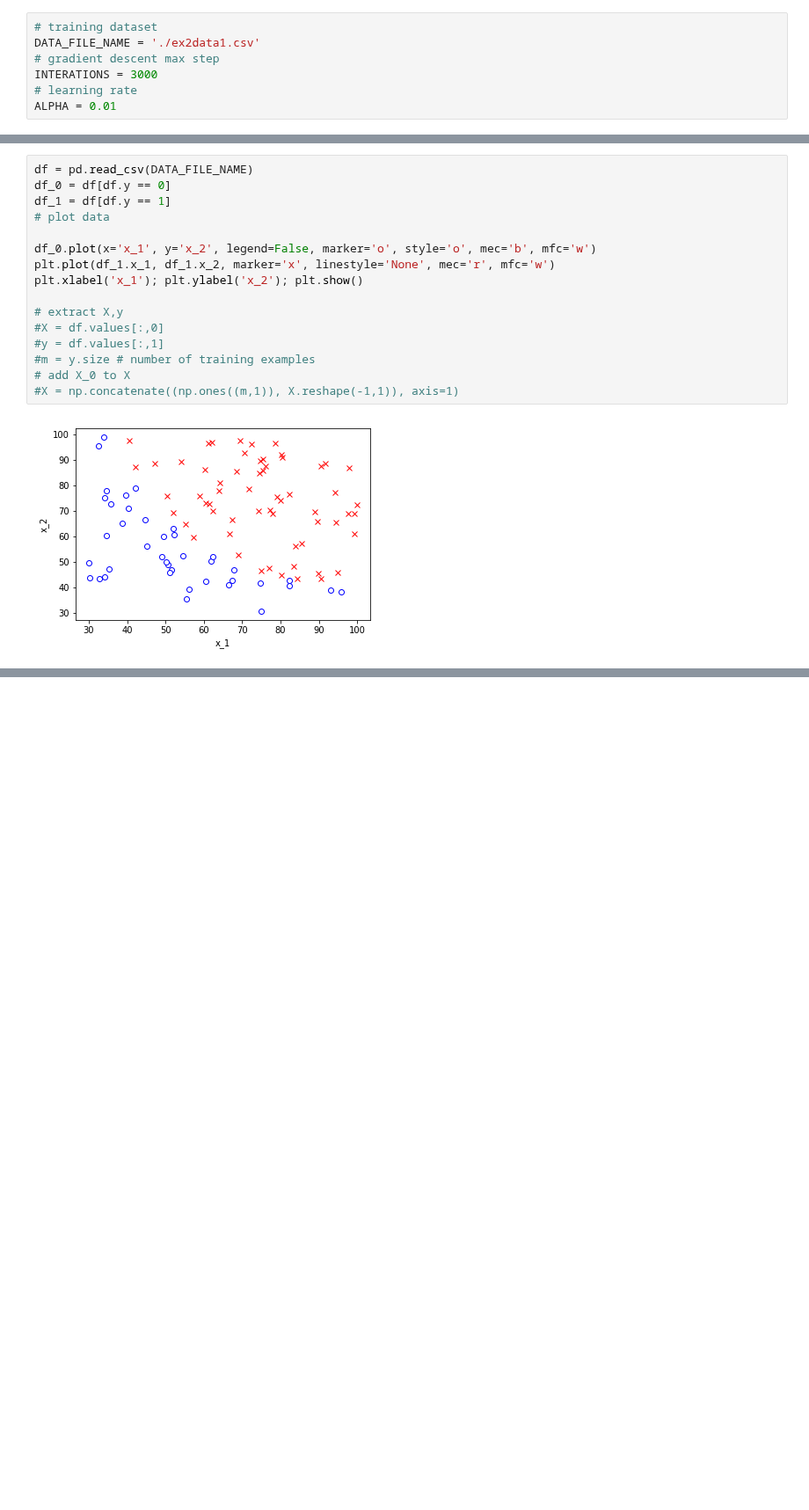
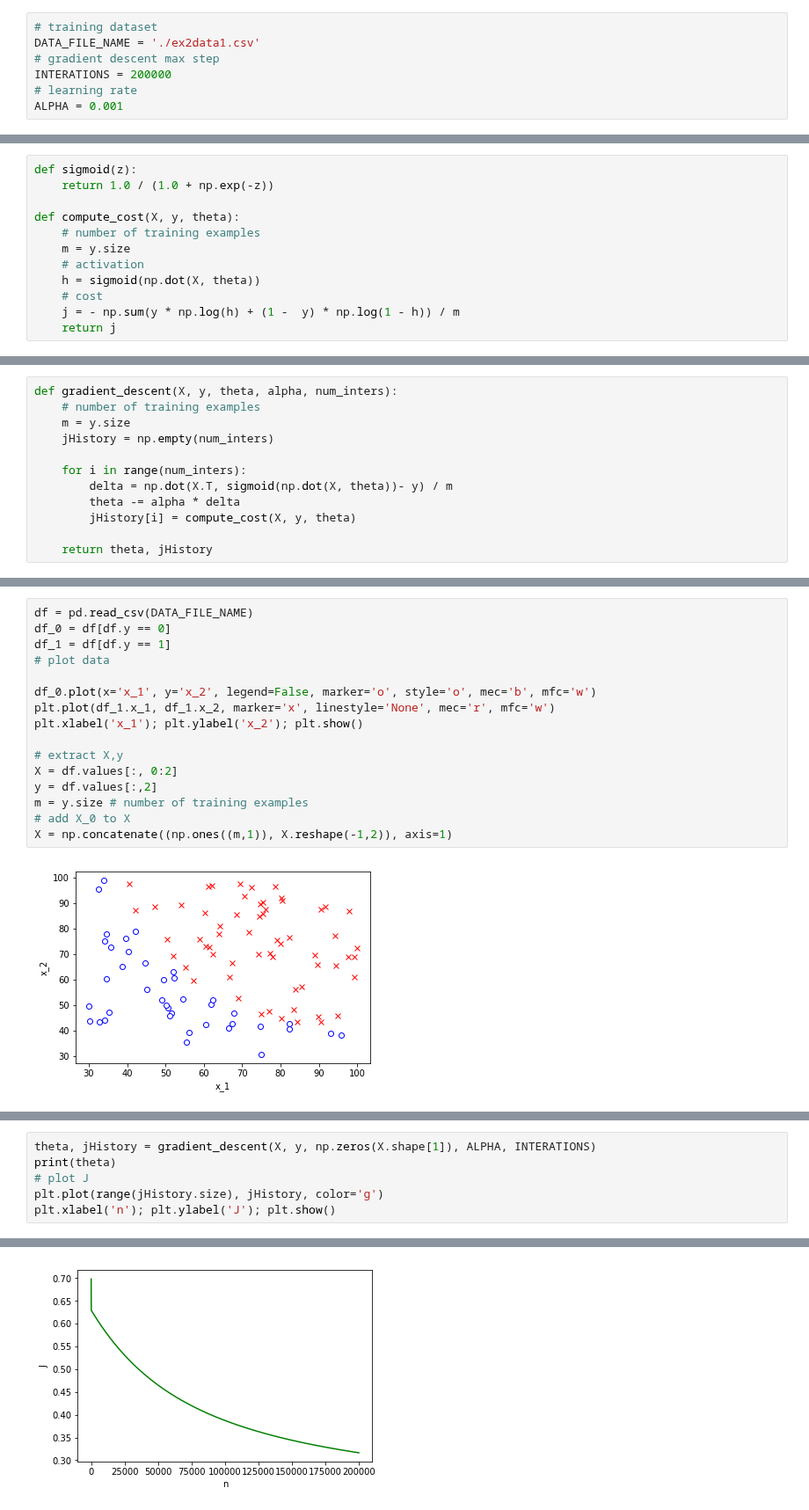
Before and after one commit to dominhhai/mldl, a Jupyter notebook: coursera-ml/ex2.ipynb, the cells around one changed output, grey strips where cells are left out. Shown at 88% size. Cells and saved outputs as stored; diff of their text form; blank space fills up the shorter version.

```diff
--- a/coursera-ml/ex2.ipynb
+++ b/coursera-ml/ex2.ipynb
@@ -16,6 +16,6 @@ from mpl_toolkits.mplot3d import Axes3D
 # training dataset
 DATA_FILE_NAME = './ex2data1.csv'
 # gradient descent max step
-INTERATIONS = 3000
+INTERATIONS = 200000
 # learning rate
-ALPHA = 0.01
+ALPHA = 0.001
@@ -21,0 +24,12 @@ ALPHA = 0.01
+# %%
+def sigmoid(z):
+    return 1.0 / (1.0 + np.exp(-z))
+
+def compute_cost(X, y, theta):
+    # number of training examples
+    m = y.size
+    # activation
+    h = sigmoid(np.dot(X, theta))
+    # cost
+    j = - np.sum(y * np.log(h) + (1 -  y) * np.log(1 - h)) / m
+    return j
@@ -22,3 +38,15 @@ ALPHA = 0.01
+# %%
+def gradient_descent(X, y, theta, alpha, num_inters):
+    # number of training examples
+    m = y.size
+    jHistory = np.empty(num_inters)
+
+    for i in range(num_inters):
+        delta = np.dot(X.T, sigmoid(np.dot(X, theta))- y) / m
+        theta -= alpha * delta
+        jHistory[i] = compute_cost(X, y, theta)
+
+    return theta, jHistory
 # %% [markdown]
 ## 5. Load training dataset
 # %%
@@ -32,10 +60,10 @@ plt.plot(df_1.x_1, df_1.x_2, marker='x', linestyle='None', mec='r', mfc='w')
 plt.xlabel('x_1'); plt.ylabel('x_2'); plt.show()
 
 # extract X,y
-#X = df.values[:,0]
-#y = df.values[:,1]
-#m = y.size # number of training examples
+X = df.values[:, 0:2]
+y = df.values[:,2]
+m = y.size # number of training examples
 # add X_0 to X
-#X = np.concatenate((np.ones((m,1)), X.reshape(-1,1)), axis=1)
+X = np.concatenate((np.ones((m,1)), X.reshape(-1,2)), axis=1)
 # %% [output]
 [figure]
@@ -41,0 +72,7 @@ plt.xlabel('x_1'); plt.ylabel('x_2'); plt.show()
+# %%
+theta, jHistory = gradient_descent(X, y, np.zeros(X.shape[1]), ALPHA, INTERATIONS)
+print(theta)
+# plot J
+plt.plot(range(jHistory.size), jHistory, color='g')
+plt.xlabel('n'); plt.ylabel('J'); plt.show()
+# %% [output]
@@ -41,0 +80 @@ plt.xlabel('x_1'); plt.ylabel('x_2'); plt.show()
+[figure, added]
```
Also changed, not shown: parts of 7 cells of this notebook, 2 other files.
